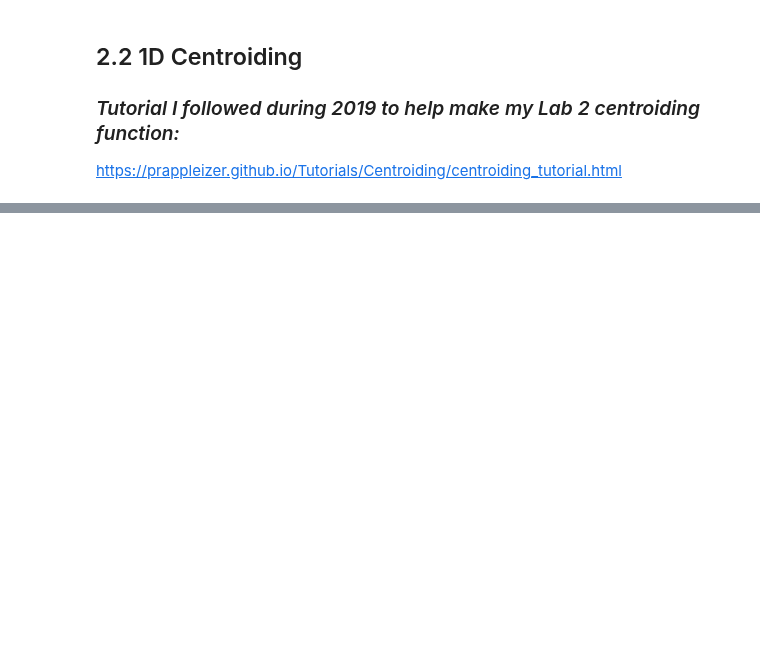
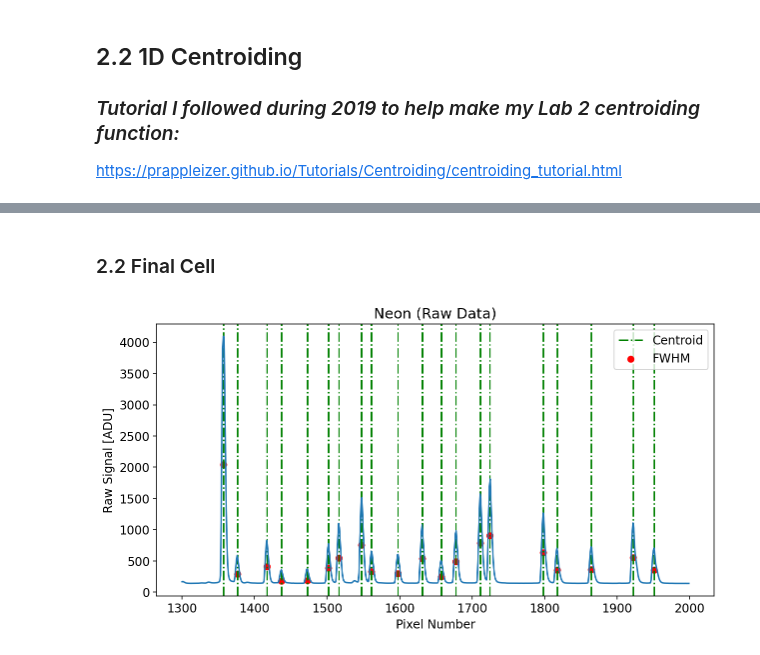
Before and after one commit to h-hall/Astro120Fall2020Functions_HH, a Jupyter notebook: HH_lab1_lab2_essentials.ipynb, the cells around one changed output, grey strips where cells are left out. Saved outputs shown, nothing was run; the diff lists cells and outputs as text; code cells hidden in the pictures; blank space fills up the shorter version.

```diff
--- a/HH_lab1_lab2_essentials.ipynb
+++ b/HH_lab1_lab2_essentials.ipynb
@@ -562,0 +557,63 @@ plt.show()
+# %% [markdown]
+### 2.2 Final Cell
+# %%
+# Centroiding function
+#--------------------------------------#
+def centroiding(signal_peaks_index, signal_data):
+    CCD_PIXELS = 2048
+    pixel = np.arange(0, CCD_PIXELS)
+    n_peaks = len(signal_peaks_index)
+    centroids = np.zeros((n_peaks,)) # Pixel coordinates for all the centroids
+    FWHM = np.zeros((n_peaks,)) # Full-width-half-max signal values for each centroid
+    for i in range(n_peaks): # We are using the pixel indeces from our original peak finding function
+        peak = signal_peaks_index[i]
+        half_max = signal_data[peak] / 2.
+        FWHM[i] = (half_max)
+
+        xmin = np.nonzero(signal_data[peak:0:-1] <= half_max)[0][0]
+        xmax = np.nonzero(signal_data[peak:-1] <= half_max)[0][0]
+        x_range = pixel[peak - xmin:peak + xmax].copy()
+        I_range = signal_data[peak - xmin:peak + xmax].copy()
+        I_total = np.sum(I_range) # Avoid duplicate calculation
+        x_com = np.sum(x_range * I_range / I_total) # x_com stands for X Center of Mass
+        centroids[i] = (x_com)
+    return centroids, FWHM
+#--------------------------------------#
+
+
+# Calling the function
+#--------------------------------------#
+neon_centroids, neon_FWHM = centroiding(neon_peaks_index, signal_avg_neon)
+#--------------------------------------#
+
+
+# Plotting
+#--------------------------------------#
+def plot_vert(x):
+    '''
+    Just plots vertical lines, in green dashes, at x-value X
+    '''
+    plt.axvline(x, color='green', ls='-.')
+    # ls specifies the format intuitively
+
+for i in neon_centroids[1:]: # Call our plotting function on every centroid except the first
+    plot_vert(i)
+
+
+min_pixel = 1300
+max_pixel = 2000
+
+plt.rcParams['figure.figsize'] = [10, 5]
+plt.rcParams.update({'font.size': 12})
+plt.axvline(centroids_neon[0], color='green', ls='-.', label='Centroid')
+# Reserve the first so I don't have a million "centroid" labels
+plt.plot(pixel[min_pixel:max_pixel], signal_avg_neon[min_pixel:max_pixel]) # Plot the actual spectrum
+plt.scatter(neon_centroids, neon_FWHM, color='red', marker='o', label='FWHM')
+plt.title('Neon (Raw Data)')
+plt.xlabel('Pixel Number')
+plt.ylabel('Raw Signal [ADU]')
+plt.legend()
+plt.show()
+#--------------------------------------#
+# %% [output]
+[figure, added]
```
Also changed, not shown: parts of 20 cells of this notebook.
